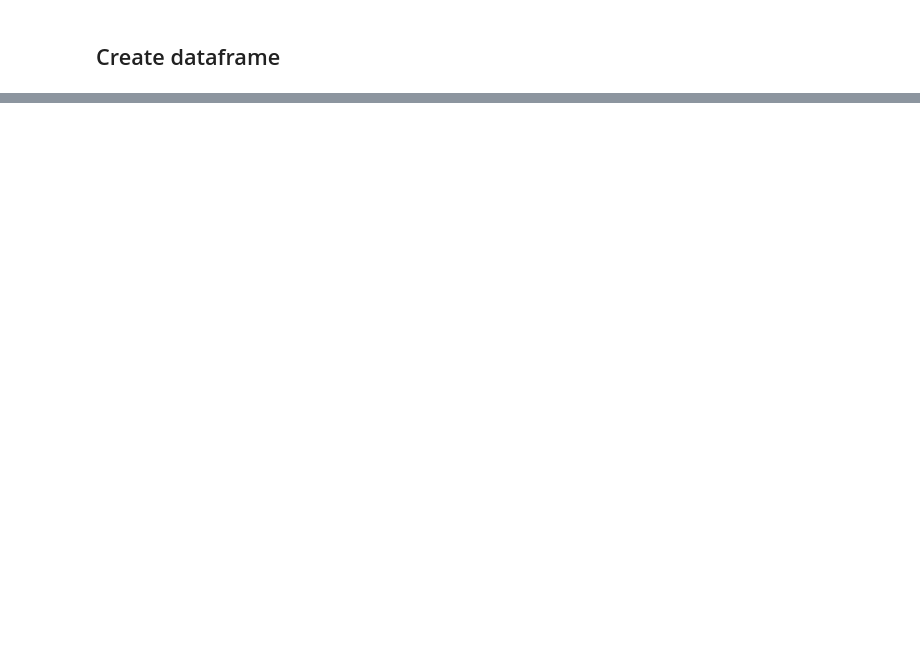
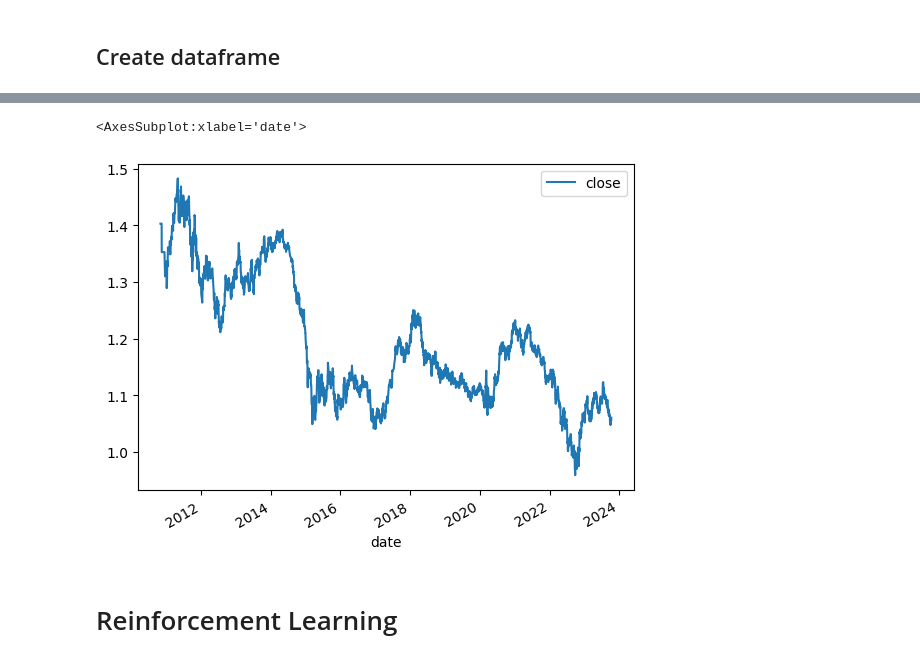
Before and after one commit to jkwiatk1/XTB_Trading, a Jupyter notebook: EURUSD_analysis.ipynb, the cells around one changed output, grey strips where cells are left out. Saved outputs shown, nothing was run; the diff lists cells and outputs as text; code cells hidden in the pictures; blank space fills up the shorter version.

```diff
--- a/EURUSD_analysis.ipynb
+++ b/EURUSD_analysis.ipynb
@@ -78,0 +67,13 @@ print(data_df)
+# %%
+data_df['date'] = data_df['date'].str.split(' ').str[0]
+# %%
+data_df['date'] = pd.to_datetime(data_df['date'])
+# %%
+data_df.set_index('date',inplace=True)
+# %%
+data_df.plot.line(y="close",use_index=True)
+# %% [output]
+<AxesSubplot:xlabel='date'>
+[figure, added]
+# %% [markdown]
+# Reinforcement Learning
```
Also changed, not shown: parts of 3 cells of this notebook.
